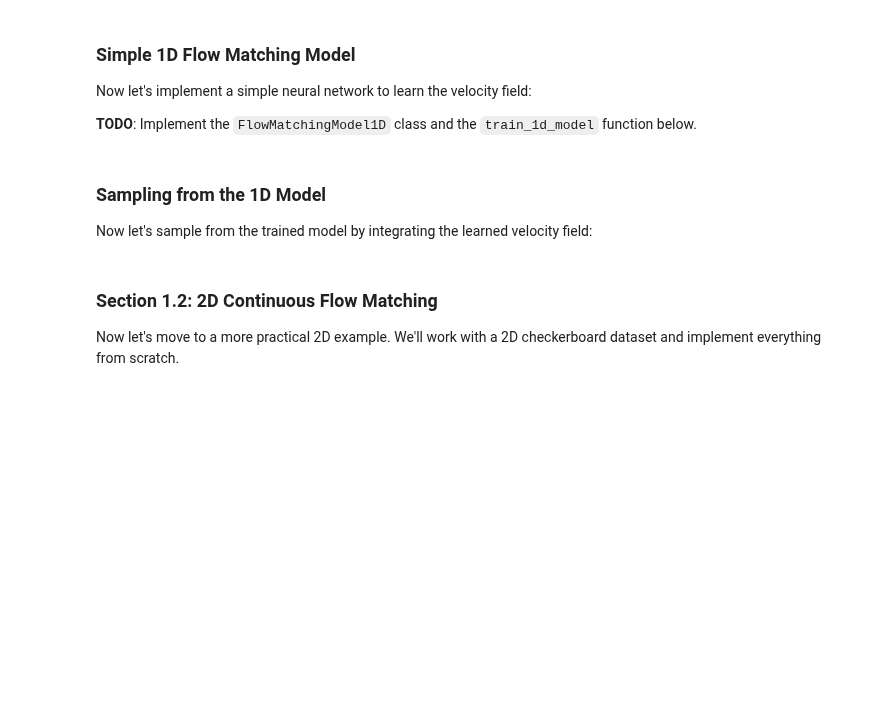
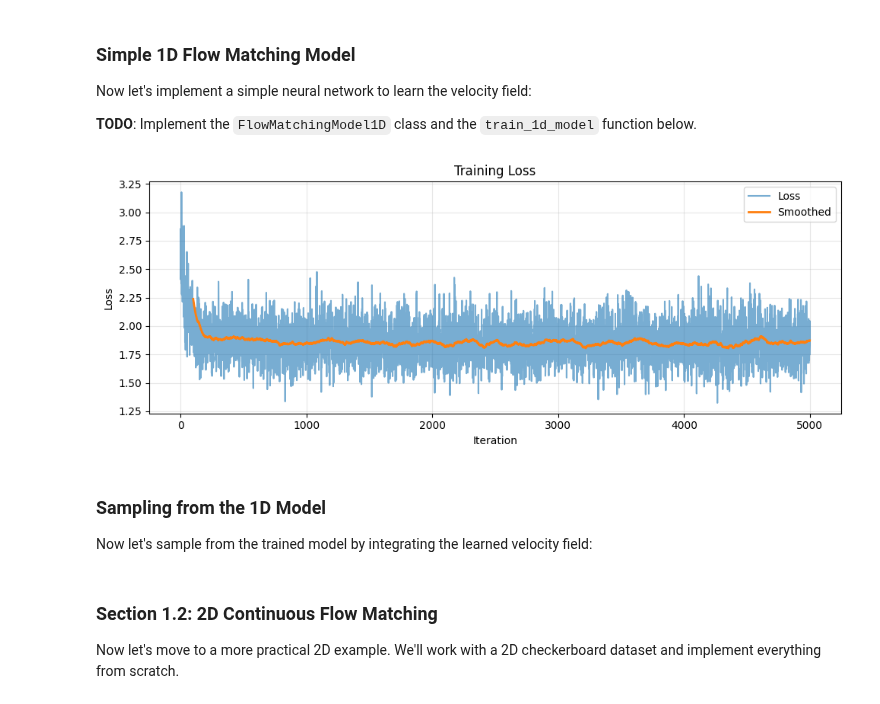
Before and after one commit to Titouaaaan/M2-MIND, a Jupyter notebook: ADL/tme3/flow_matching_practical_student.ipynb, the cells around one changed output. Drawn from its saved outputs; the diff is of its cells as text; code cells hidden in the pictures; blank space fills up the shorter version.

```diff
--- a/ADL/tme3/flow_matching_practical_student.ipynb
+++ b/ADL/tme3/flow_matching_practical_student.ipynb
@@ -191,7 +201,13 @@ class FlowMatchingModel1D(nn.Module):
         # - Linear(hidden_dim, hidden_dim)
         # - Activation
         # - Linear(hidden_dim, 1)  # Output velocity
-        pass
+        self.model = nn.Sequential(
+            nn.Linear(2, hidden_dim),
+            nn.ReLU(),
+            nn.Linear(hidden_dim, hidden_dim),
+            nn.ReLU(),
+            nn.Linear(hidden_dim, 1)
+        )
 
     def forward(self, t: Tensor, x_t: Tensor) -> Tensor:
         """Predict velocity v(x_t, t).
@@ -208,40 +224,75 @@ class FlowMatchingModel1D(nn.Module):
         # 2. Concatenate t and x_t along the feature dimension
         # 3. Pass through your MLP layers
         # 4. Return the velocity prediction
-        pass
+        if t.dim() == 1:
+            t = t.unsqueeze(-1)  # [batch_size, 1]
+        input_tensor = torch.cat([t, x_t], dim=-1)  # [batch_size, 2]
+        velocity = self.model(input_tensor)  # [batch_size, 1]
+        return velocity
 
 # TODO: Implement the training function
 # Your function should:
 # - Set up an optimizer (you can choose which one and the learning rate)
 # - For each iteration:
 #   1. Sample x_1 from target distribution, x_0 from noise
 #   2. Sample random time t
 #   3. Compute x_t using linear interpolation: x_t = (1-t)*x_0 + t*x_1
 #   4. Compute target velocity: v_target = x_1 - x_0
 #   5. Predict velocity using the model
 #   6. Compute MSE loss and backpropagate
 # - Return the list of losses
 def train_1d_model(model, n_iterations=5000, batch_size=256, lr=1e-3):
     # YOUR CODE HERE
-    pass
+    optimizer = optim.Adam(model.parameters(), lr=lr)
+    losses = []
+    for iteration in tqdm(range(n_iterations)):
+        # 1. Sample x_1 from target distribution, x_0 from noise
+        x_1_np = mixture_sample(size=batch_size)
+        x_0_np = np.random.randn(batch_size)
+        x_1 = torch.tensor(x_1_np, dtype=torch.float32, device=device).unsqueeze(-1)
+        x_0 = torch.tensor(x_0_np, dtype=torch.float32, device=device).unsqueeze(-1)
+
+        # 2. Sample random time t
+        t_np = np.random.uniform(0, 1, size=(batch_size, 1))
+        t = torch.tensor(t_np, dtype=torch.float32, device=device)
+
+        # 3. Compute x_t using linear interpolation: x_t = (1-t)*x_0 + t*x_1
+        x_t = (1 - t) * x_0 + t * x_1
+
+        # 4. Compute target velocity: v_target = x_1 - x_0
+        v_target = x_1 - x_0
+
+        # 5. Predict velocity using the model
+        v_pred = model(t, x_t)
+
+        # 6. Compute MSE loss and backpropagate
+        loss = nn.MSELoss()(v_pred, v_target)
+        optimizer.zero_grad()
+        loss.backward()
+        optimizer.step()
+
+        losses.append(loss.item())
+    return losses
 
 # Train the model
 model_1d = FlowMatchingModel1D(hidden_dim=64).to(device)
 losses = train_1d_model(model_1d, n_iterations=5000)
 
 # Plot training loss (this plotting code is provided - you just need to compute 'losses')
 fig, ax = plt.subplots(1, 1, figsize=(10, 4))
 ax.plot(losses, alpha=0.6, label="Loss")
 window = 100
 smoothed = np.convolve(losses, np.ones(window)/window, mode='valid')
 ax.plot(range(window-1, len(losses)), smoothed, label="Smoothed", linewidth=2)
 ax.set_xlabel("Iteration")
 ax.set_ylabel("Loss")
 ax.set_title("Training Loss")
 ax.legend()
 ax.grid(True, alpha=0.3)
 plt.tight_layout()
 plt.show()
+# %% [output]
+[figure, added]
 # %% [markdown]
 ### Sampling from the 1D Model
 
```
Also changed, not shown: parts of 3 cells of this notebook.
